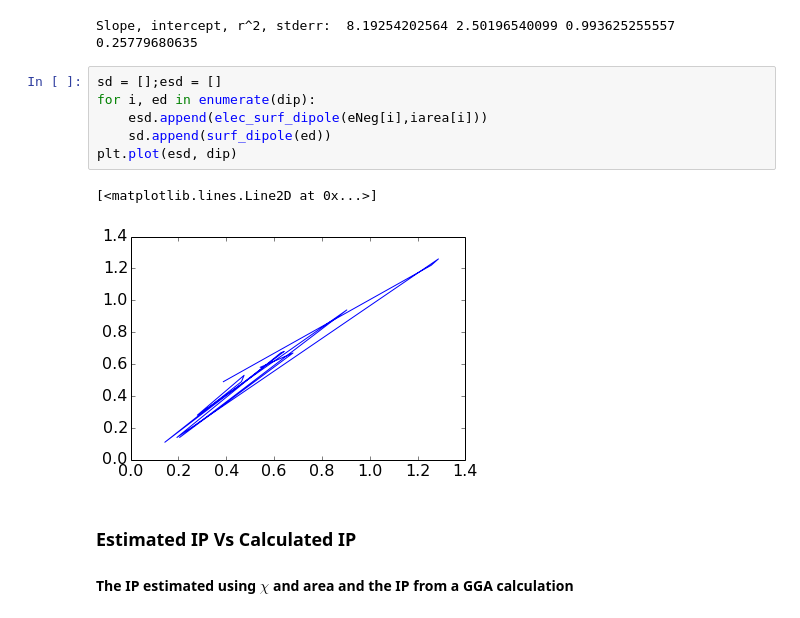
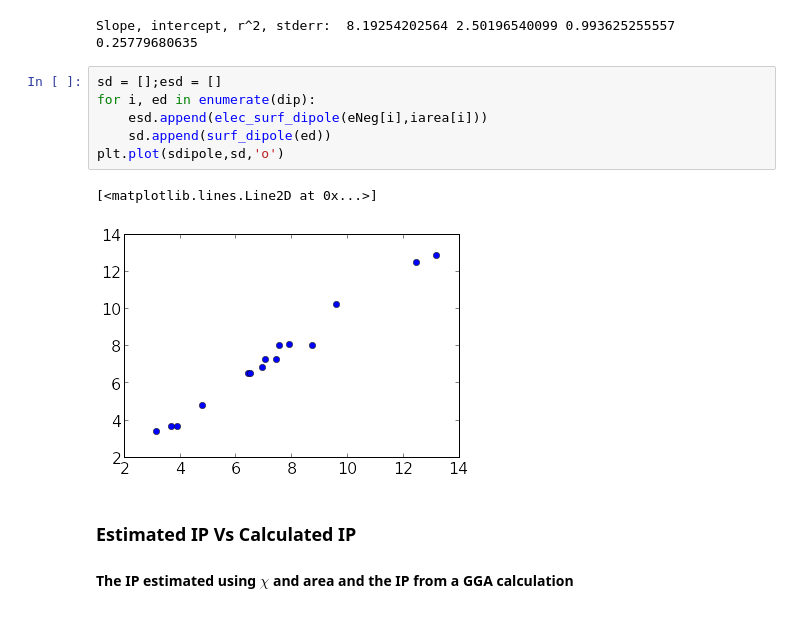
Before and after one commit to keeeto/fitting, a Jupyter notebook: Untitled.ipynb, the cells around one changed output. Saved outputs shown, nothing was run; the diff lists cells and outputs as text.

```diff
--- a/Untitled.ipynb
+++ b/Untitled.ipynb
@@ -241,12 +241,12 @@ Slope, intercept, r^2, stderr:  8.19254202564 2.50196540099 0.993625255557 0.257
 # %%
 sd = [];esd = []
 for i, ed in enumerate(dip):
     esd.append(elec_surf_dipole(eNeg[i],iarea[i]))
     sd.append(surf_dipole(ed))
-plt.plot(esd, dip)
+plt.plot(sdipole,sd,'o')
 # %% [output]
 [<matplotlib.lines.Line2D at 0x...>]
-[figure, old version]
+[figure, new version]
 # %% [markdown]
 ### Estimated IP Vs Calculated IP
 #### The IP estimated using $\chi$ and area and the IP from a GGA calculation
```
Also changed, not shown: parts of 36 cells of this notebook, 4 other files.
